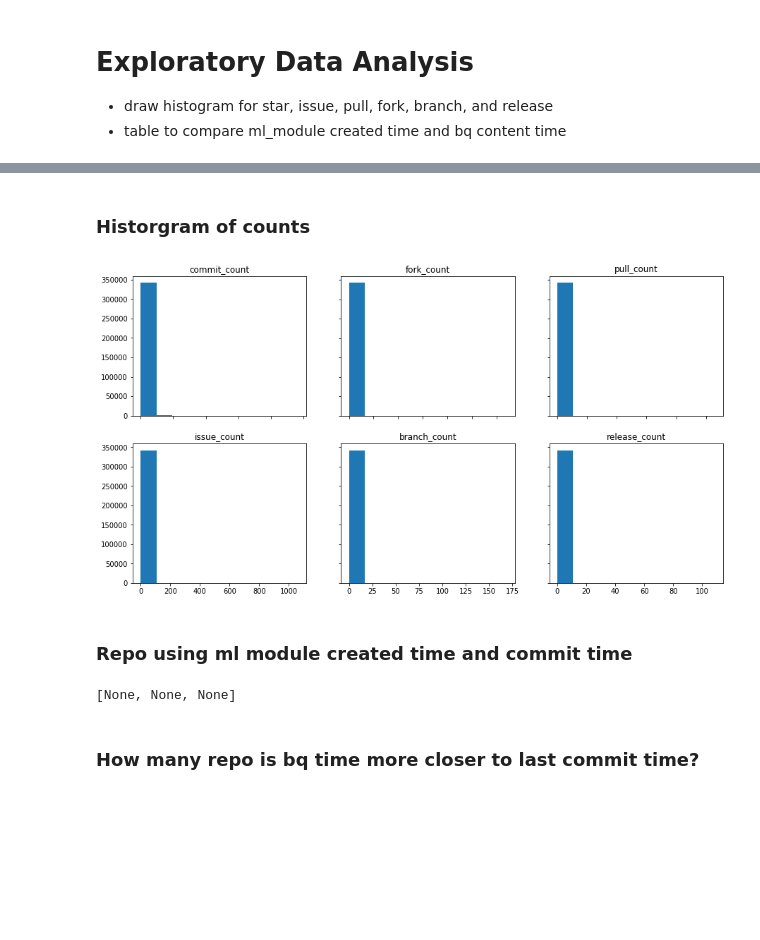
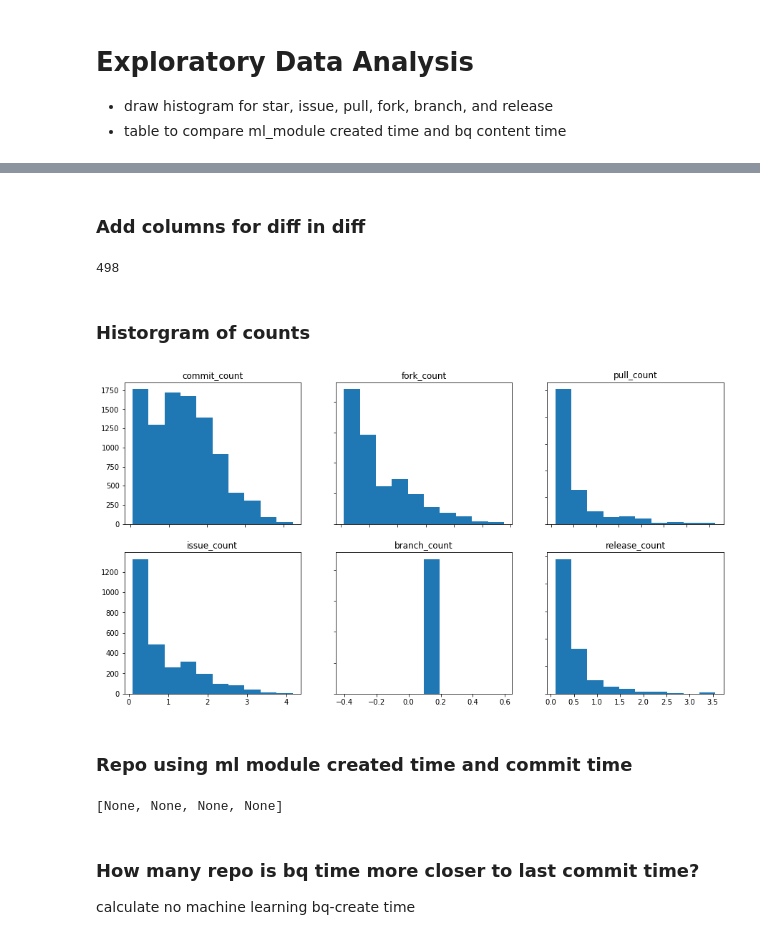
Before and after one commit to elletsai/github_project, a Jupyter notebook: analysis/EDA.ipynb, the cells around one changed output, grey strips where cells are left out. Cells and saved outputs as stored; diff of their text form; code cells hidden in the pictures; blank space fills up the shorter version.

```diff
--- a/analysis/EDA.ipynb
+++ b/analysis/EDA.ipynb
@@ -11,0 +14,3 @@ final = pd.read_csv('/sfs/lustre/bahamut/scratch/yt9mh/RA-github/data/total_pyth
+# %%
+df = pd.read_csv('df_commit_v3.csv')
+df.head()
@@ -11,0 +25,15 @@ final = pd.read_csv('/sfs/lustre/bahamut/scratch/yt9mh/RA-github/data/total_pyth
+# %% [markdown]
+### Add columns for diff in diff
+# %%
+df['log_commit'] = np.log(df['commit_count']+ .1) # ln transformation
+df['log_fork'] = np.log(df['fork_count']+.1)
+df['log_release'] = np.log(df['release_count']+.1)
+df['log_branch'] = np.log(df['branch_count']+.1)
+df['log_issue'] = np.log(df['issue_count']+.1)
+df['log_pull'] = np.log(df['pulls_count']+.1)
+df['log_fork'] = np.log(df['fork_count']+.1)
+df['log_stargazer'] = np.log(df['stargazer_count']+.1)
+
+df['company'] = df['repo'].apply(lambda x: x.split('/')[0]) # get repo's company
+# %%
+df.rename(columns = {'pulls_count': 'pull_count'}, inplace = True)
@@ -12,30 +42,38 @@ final = pd.read_csv('/sfs/lustre/bahamut/scratch/yt9mh/RA-github/data/total_pyth
+# %%
+df.repo.nunique()
+# %% [output]
+498
 # %% [markdown]
 ### Historgram of counts
 # %%
 fig, axs = plt.subplots(2, 3,figsize=(15,8))
 
 
-axs[0, 0].hist(final['commit_count'])
+# axs[0, 0].hist(df['commit_count'])
+axs[0, 0].hist(df['log_commit'])
 axs[0, 0].set_title('commit_count')
-axs[0, 1].hist(final['fork_count'])
+# axs[0, 1].hist(final['fork_count'])
+axs[0, 1].hist(df['log_fork'])
 axs[0, 1].set_title('fork_count')
-axs[0, 2].hist(final['pull_count'])
+# axs[0, 2].hist(df['pull_count'])
+axs[0, 2].hist(df['log_pull'])
 axs[0, 2].set_title('pull_count')
-axs[1, 0].hist(final['issue_count'])
+# axs[1, 0].hist(df['issue_count'])
+axs[1, 0].hist(df['log_issue'])
 axs[1, 0].set_title('issue_count')
-axs[1, 1].hist(final['branch_count'])
+# axs[1, 1].hist(df['branch_count'])
+axs[1, 1].hist(df['log_branch'])
 axs[1, 1].set_title('branch_count')
-axs[1, 2].hist(final['release_count'])
+# axs[1, 2].hist(df['release_count'])
+axs[1, 2].hist(df['log_release'])
 axs[1, 2].set_title('release_count')
 
-# for ax in axs.flat:
-#     ax.set(xlabel='x-label', ylabel='y-label')
 
 # Hide x labels and tick labels for top plots and y ticks for right plots.
 for ax in axs.flat:
     ax.label_outer()
 # %% [output]
-[figure, old version]
+[figure, new version]
 # %% [markdown]
 ### Repo using ml module created time and commit time
 # %%
@@ -44,8 +82,10 @@ time = pd.read_csv('py_ml_time_dff.csv')
 def to_datetime(df, col):
     df[col] = pd.to_datetime(df[col])
 # %%
-[to_datetime(time, i) for i in list(time)[1:4]]
+[to_datetime(time, i) for i in list(time)[1:5]]
 # %% [output]
-[None, None, None]
+[None, None, None, None]
 # %% [markdown]
 ### How many repo is bq time more closer to last commit time?
+
+calculate no machine learning bq-create time
```
Also changed, not shown: parts of 17 cells of this notebook, 2 other files.
